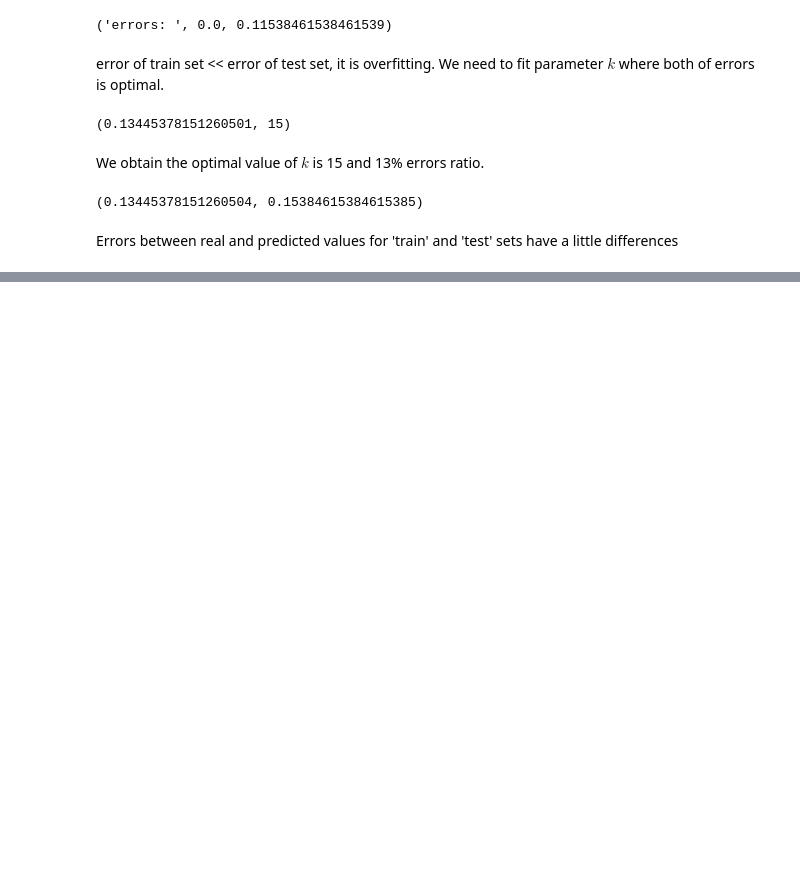
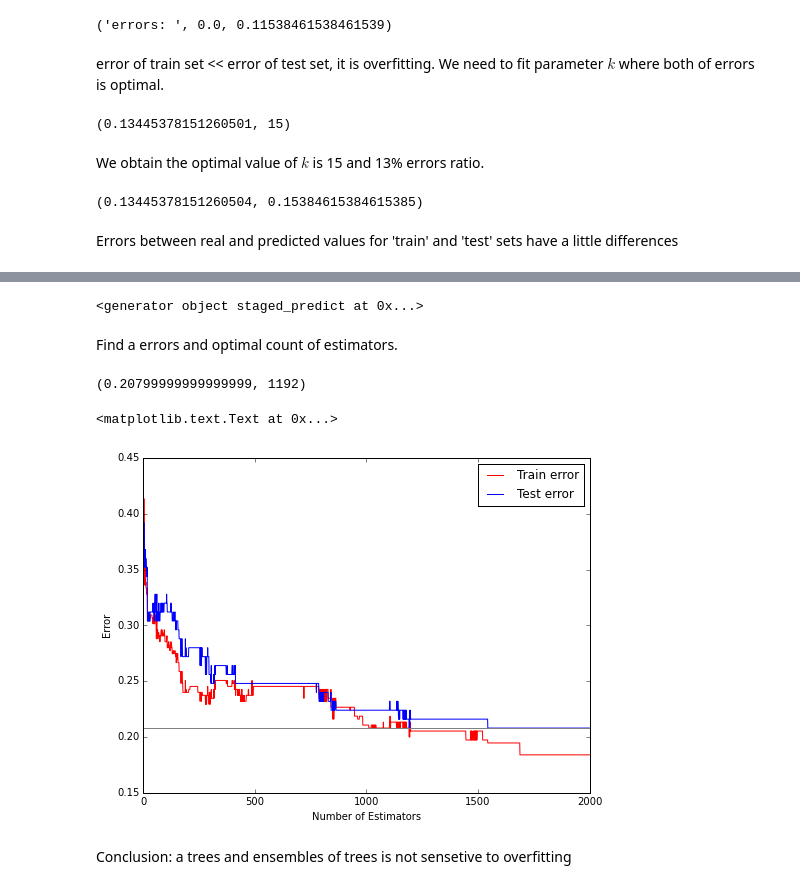
Before and after one commit to r3tgc/ML_homework, a Jupyter notebook: 1_kNN/Armenian_pubs_knn-v2.ipynb, the cells around one changed output, grey strips where cells are left out. Cells and saved outputs as stored; diff of their text form; code cells hidden in the pictures; blank space fills up the shorter version.

```diff
--- a/1_kNN/Armenian_pubs_knn-v2.ipynb
+++ b/1_kNN/Armenian_pubs_knn-v2.ipynb
@@ -548,0 +826,4 @@ Errors between real and predicted values for 'train' and 'test' sets have a litt
+# %%
+n_estimators = 2000 # 50000
+gbt_model = ensemble.GradientBoostingClassifier(n_estimators = n_estimators, max_depth = 1)
+gbt_model.fit(x_train, y_train)
@@ -548,0 +839,31 @@ Errors between real and predicted values for 'train' and 'test' sets have a litt
+# %%
+gbt_model.staged_predict(x_train)
+# %% [output]
+<generator object staged_predict at 0x...>
+# %% [markdown]
+Find a errors and optimal count of estimators.
+# %%
+err_gbt_train = []
+for y_train_pred in gbt_model.staged_predict(x_train):
+    err_gbt_train.append(np.mean(y_train_pred != y_train))
+
+err_gbt_test = []
+for y_test_pred in gbt_model.staged_predict(x_test):
+    err_gbt_test.append(np.mean(y_test_pred != y_test))
+# %%
+print(min(err_gbt_test), np.argmin(err_gbt_test) + 1)
+# %% [output]
+(0.20799999999999999, 1192)
+# %%
+plt.figure(figsize = (8, 6))
+plt.plot(range(1, n_estimators + 1), err_gbt_train, 'r', label = 'Train error')
+plt.plot(range(1, n_estimators + 1), err_gbt_test,  'b', label = 'Test error')
+plt.legend(loc = 1)
+plt.axhline(y = min(err_gbt_test), color = 'gray')
+plt.xlabel('Number of Estimators')
+plt.ylabel('Error')
+# %% [output]
+<matplotlib.text.Text at 0x...>
+[figure, added]
+# %% [markdown]
+Conclusion: a trees and ensembles of trees is not sensetive to overfitting
```
Also changed, not shown: parts of 49 cells of this notebook.
